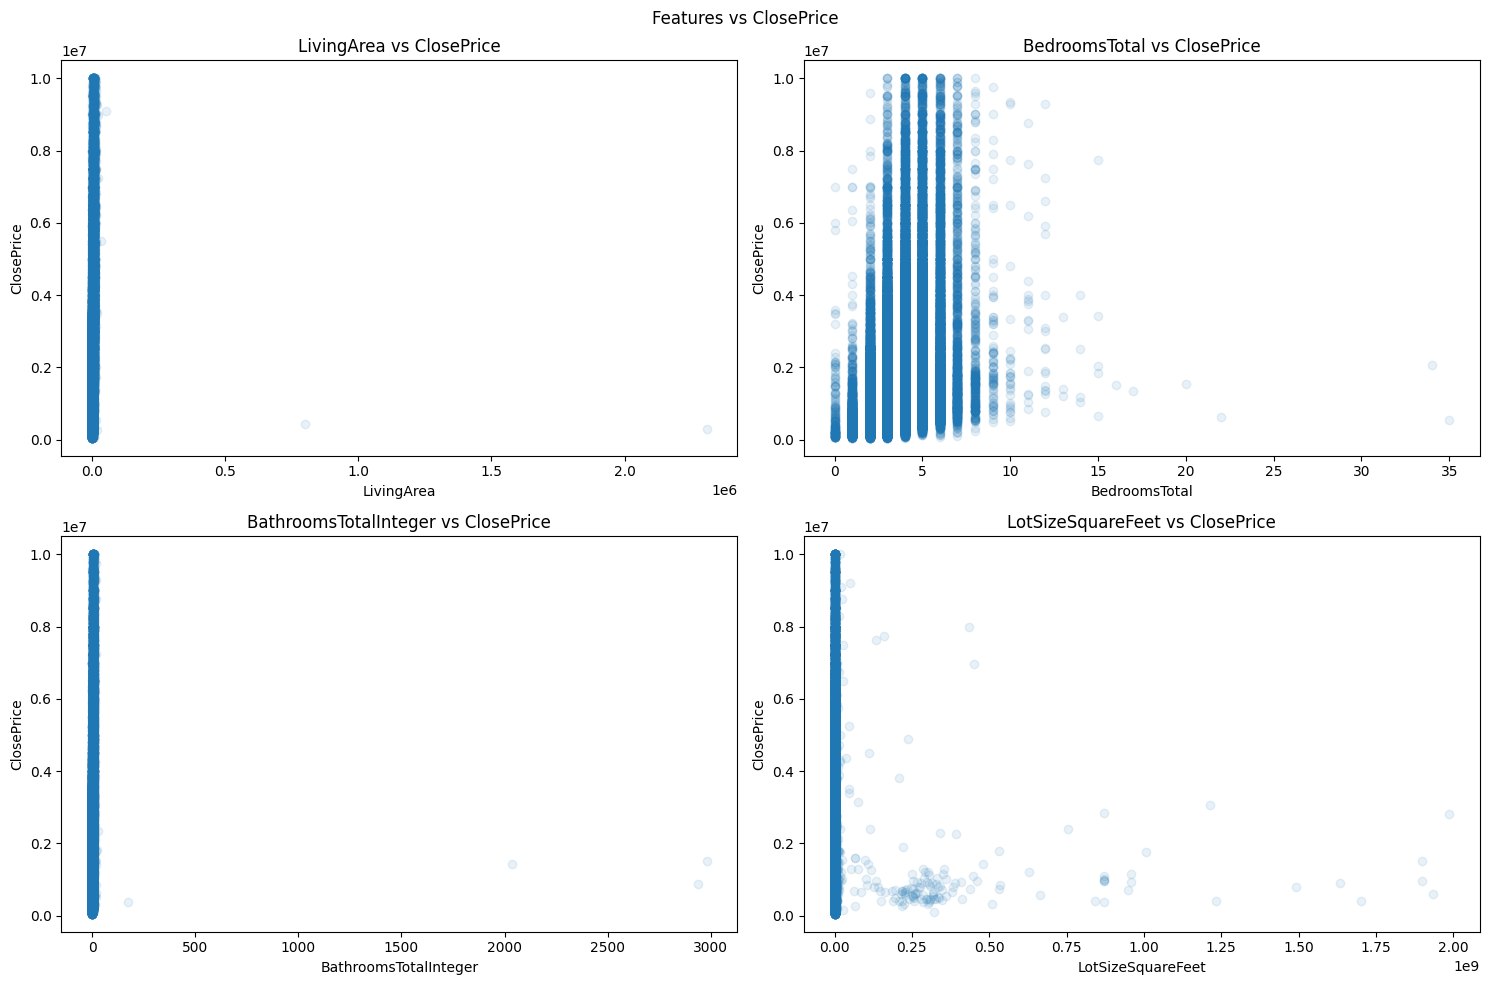
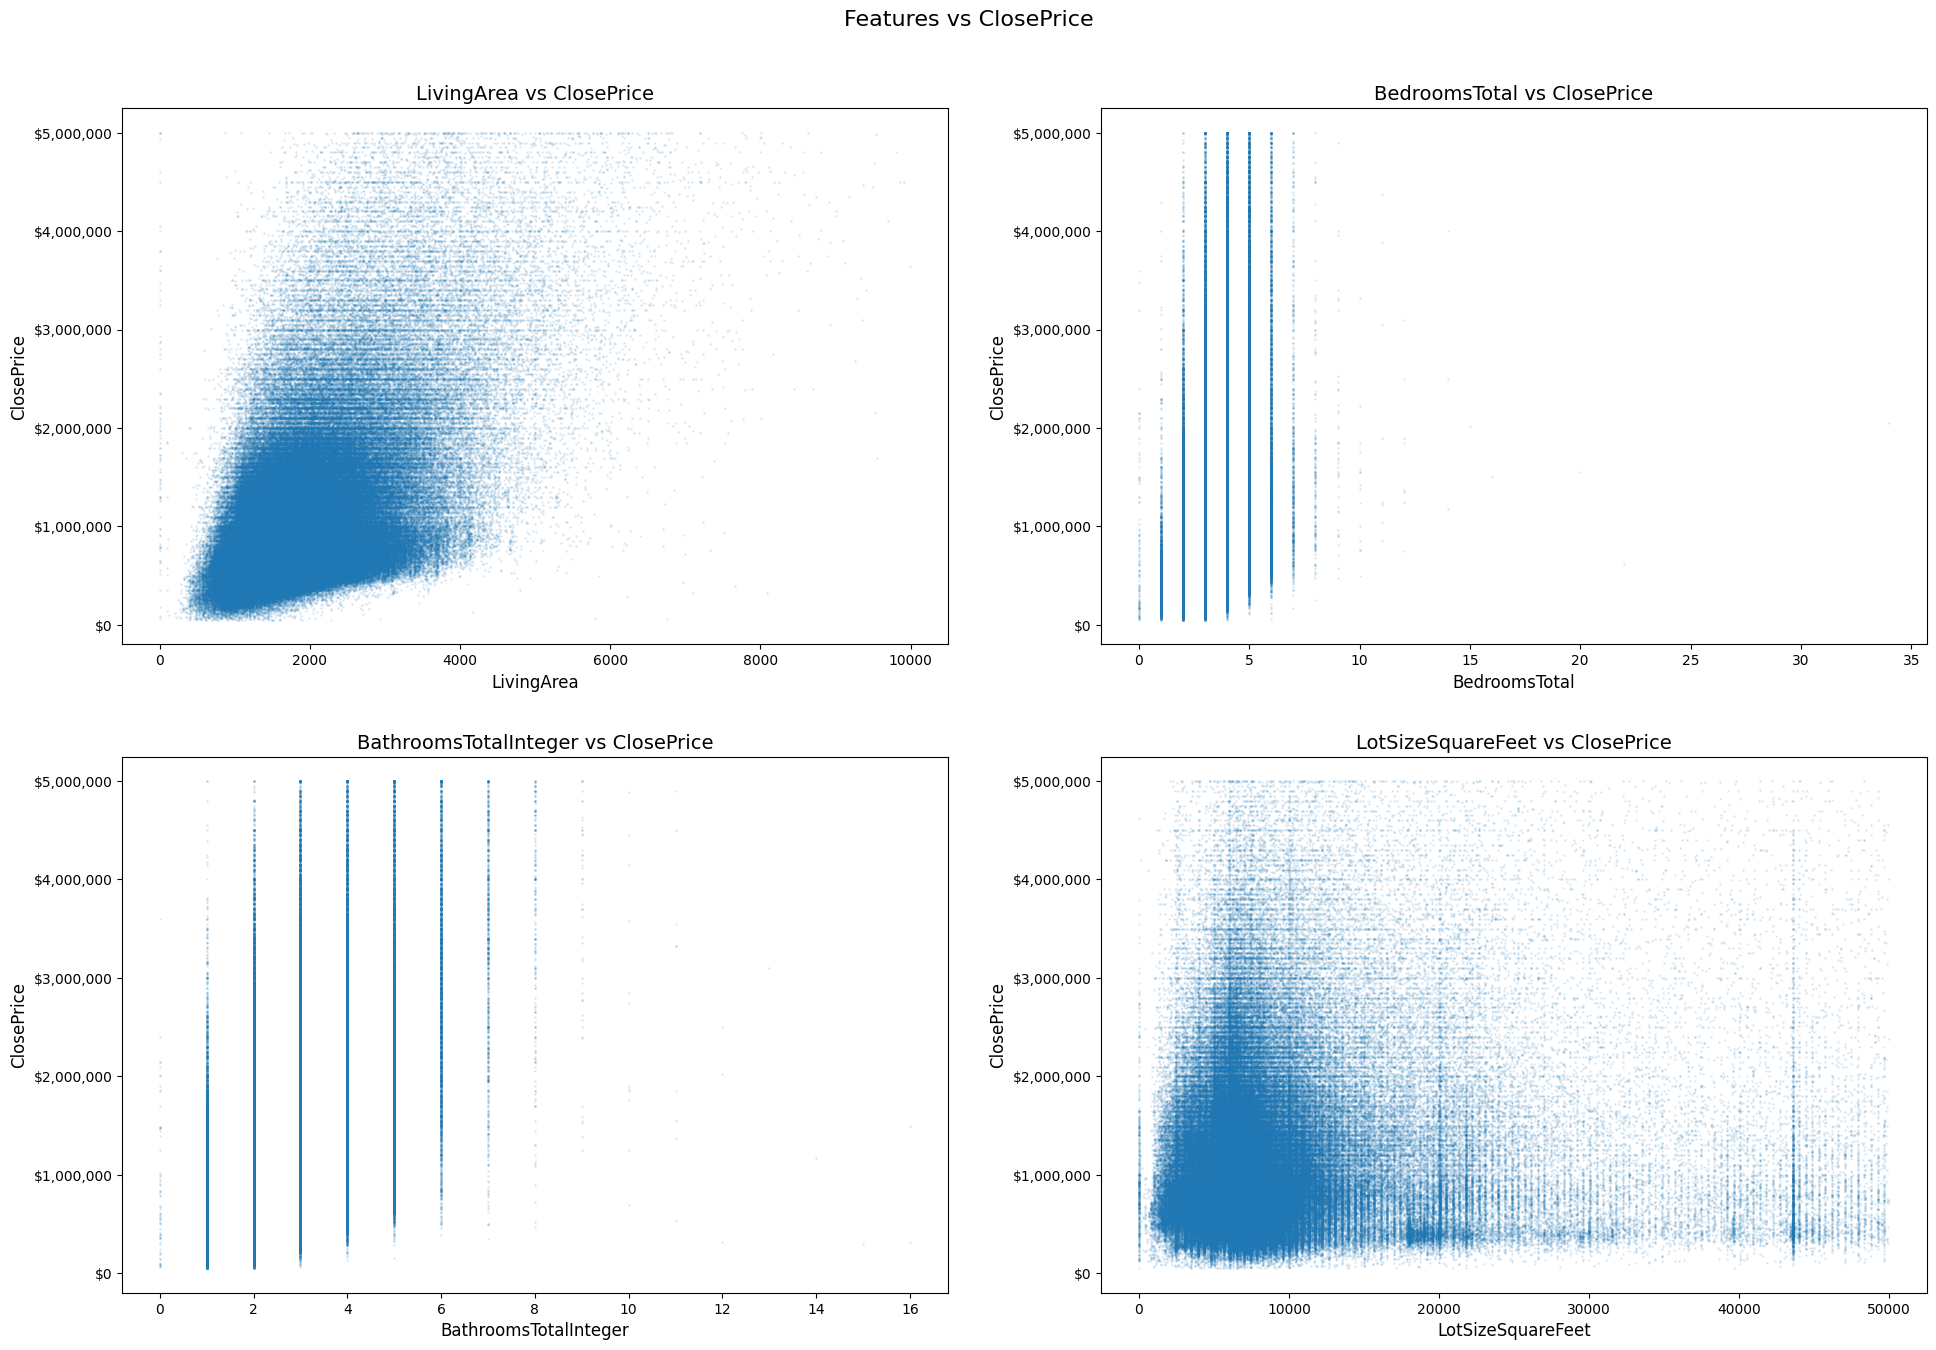
Code edit (unified diff) that turned the first committed figure into the second:
--- before
+++ after
@@ -1,2 +1,12 @@
+# Remove the noticable outlier for cleaner plots
+df_clean = df[
+    (df['LivingArea'] < 10000) &
+    (df['BathroomsTotalInteger'] < 20) &
+    (df['LotSizeSquareFeet'] < 50000) &
+    (df['ClosePrice'] >= 50000) &
+    (df['ClosePrice'] <= 5000000)
+]
+print(df_clean.shape)
+
 #explore key features relation
 
@@ -12,13 +22,14 @@
 
 # scatter plots to visualize relationships
-fig, axes = plt.subplots(2, 2,figsize=(15, 10))
+fig, axes = plt.subplots(2, 2, figsize=(20, 14))
 axes = axes.flatten()
 for i, col in enumerate(features):
-    axes[i].scatter(df[col], df['ClosePrice'], alpha=0.1)
-    axes[i].set_xlabel(col)
-    axes[i].set_ylabel('ClosePrice')
-    axes[i].set_title(f'{col} vs ClosePrice')
+    axes[i].scatter(df_clean[col], df_clean['ClosePrice'], alpha=0.1, s=1)
+    axes[i].set_xlabel(col, fontsize=12)
+    axes[i].set_ylabel('ClosePrice', fontsize=12)
+    axes[i].set_title(f'{col} vs ClosePrice', fontsize=14)
+    axes[i].yaxis.set_major_formatter(plt.FuncFormatter(lambda x, p: f'${x:,.0f}'))
 
-plt.suptitle('Features vs ClosePrice')
-plt.tight_layout()
+plt.suptitle('Features vs ClosePrice', fontsize=16)
+plt.tight_layout(pad=3.0)
 plt.show()

Commit: data_preprocessing